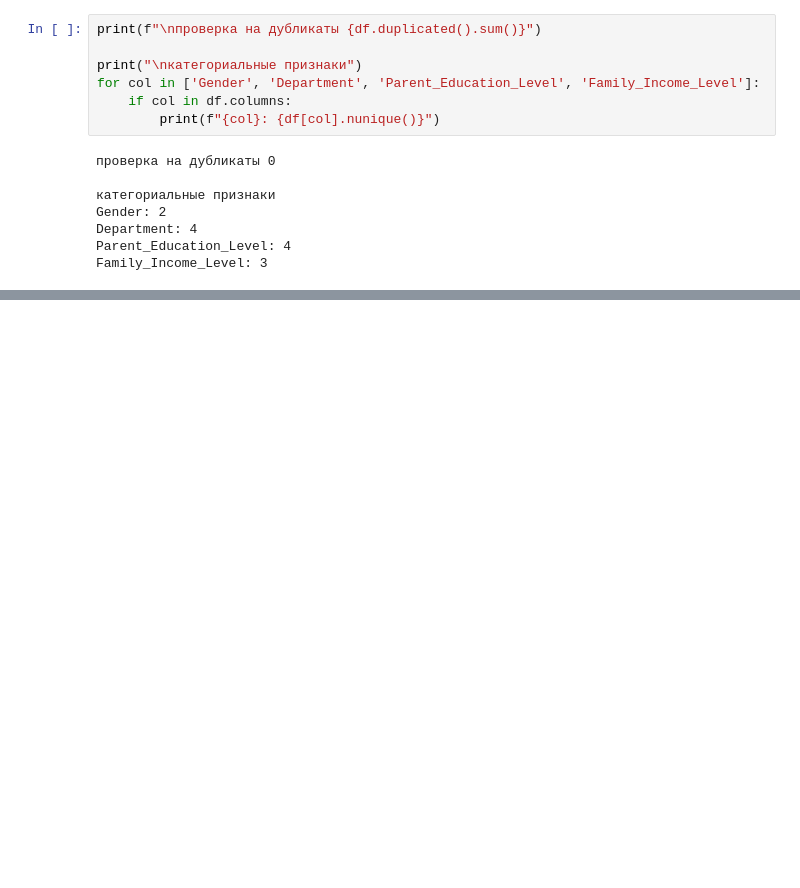
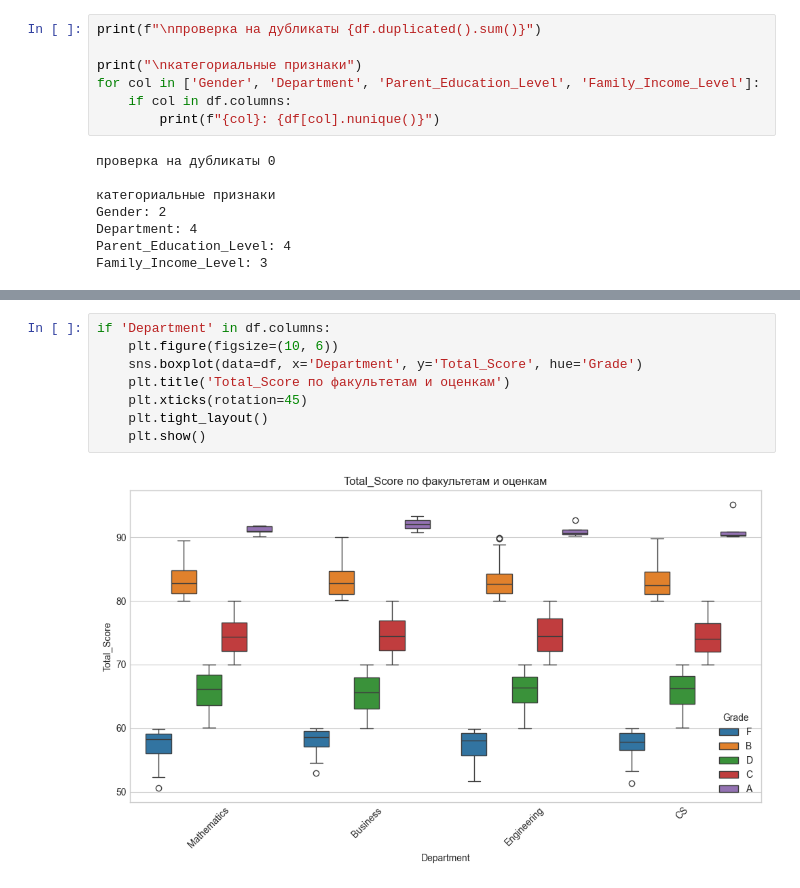
Before and after one commit to darriyy/ml-course-homeworks, a Jupyter notebook: hw02/hw.ipynb, the cells around one changed output, grey strips where cells are left out. Cells and saved outputs as stored; diff of their text form; blank space fills up the shorter version.

```diff
--- a/hw02/hw.ipynb
+++ b/hw02/hw.ipynb
@@ -128,0 +209,10 @@ Family_Income_Level: 3
+# %%
+if 'Department' in df.columns:
+    plt.figure(figsize=(10, 6))
+    sns.boxplot(data=df, x='Department', y='Total_Score', hue='Grade')
+    plt.title('Total_Score по факультетам и оценкам')
+    plt.xticks(rotation=45)
+    plt.tight_layout()
+    plt.show()
+# %% [output]
+[figure, added]
```
Also changed, not shown: parts of 14 cells of this notebook, 36 other files.
